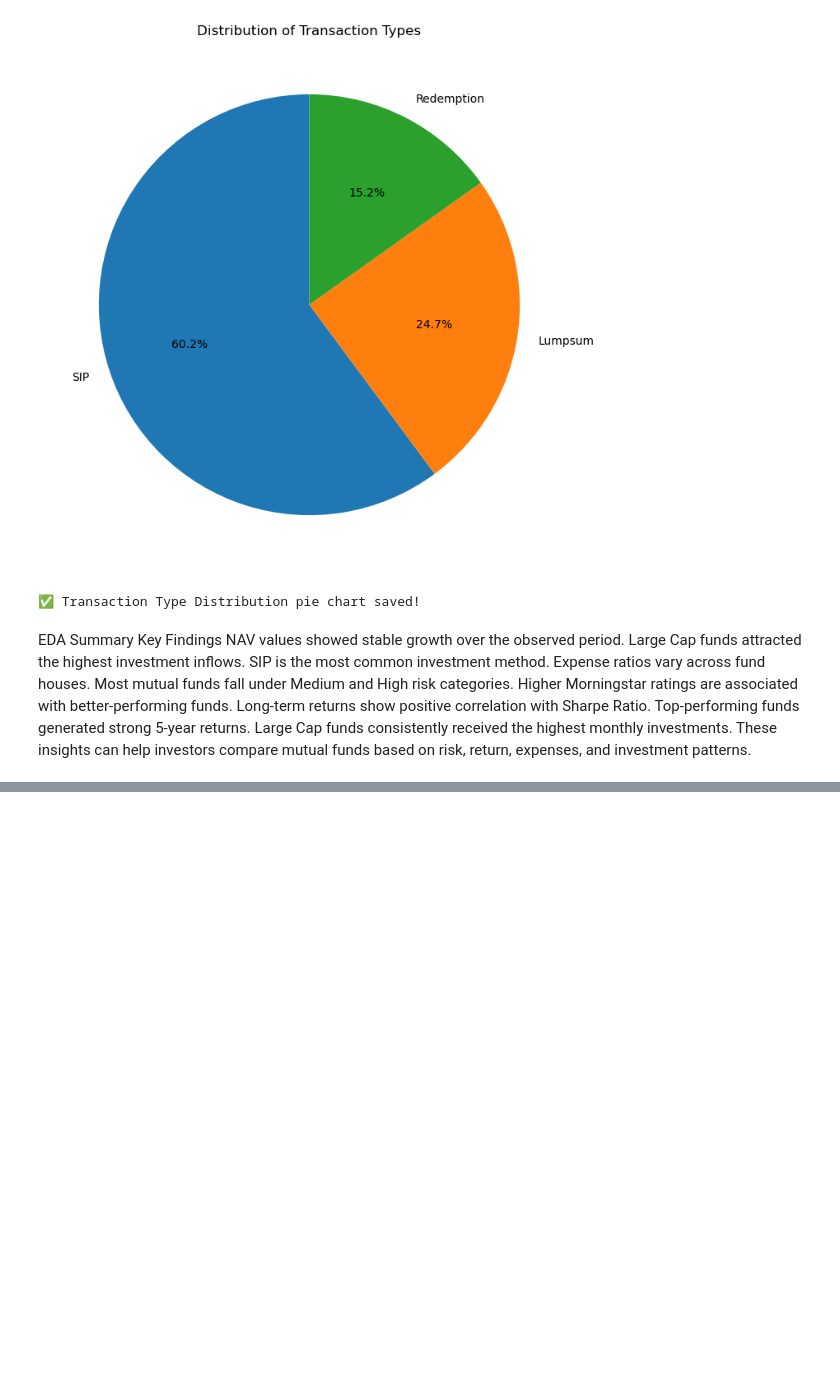
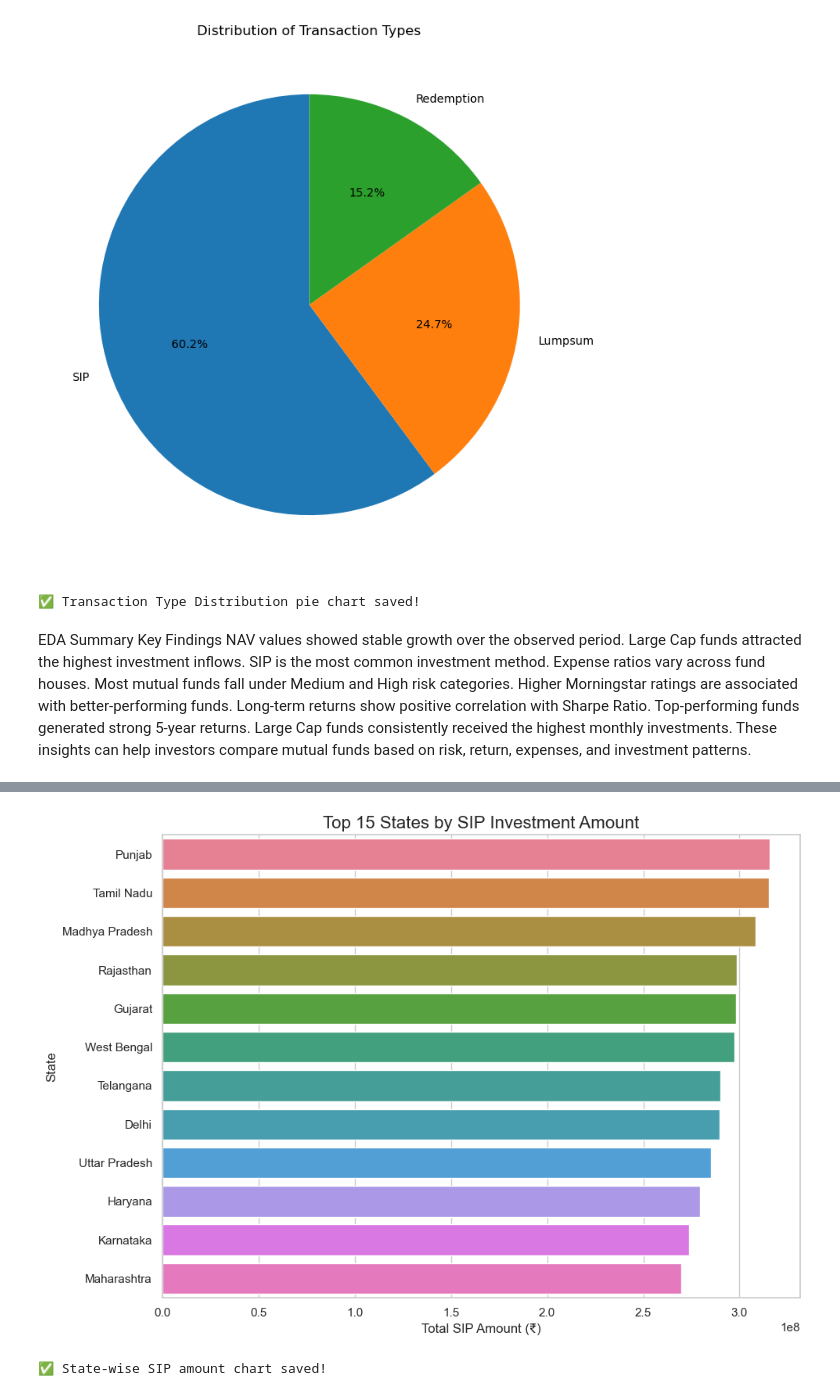
Before and after one commit to ganeshmerc/mutual-fund-data-project, a Jupyter notebook: EDA_Analysis_Final.ipynb, the cells around one changed output, grey strips where cells are left out. Cells and saved outputs as stored; diff of their text form; code cells hidden in the pictures; blank space fills up the shorter version.

```diff
--- a/EDA_Analysis_Final.ipynb
+++ b/EDA_Analysis_Final.ipynb
@@ -666,0 +821,44 @@ These insights can help investors compare mutual funds based on risk, return, ex
+# %%
+import matplotlib.pyplot as plt
+import seaborn as sns
+
+# State-wise SIP amount
+state_sip = (
+    transactions.groupby("state")["amount_inr"]
+    .sum()
+    .sort_values(ascending=False)
+    .head(15)
+)
+
+plt.figure(figsize=(10,7))
+
+sns.barplot(
+    x=state_sip.values,
+    y=state_sip.index,
+    hue=state_sip.index,
+    legend=False
+)
+
+plt.title(
+    "Top 15 States by SIP Investment Amount",
+    fontsize=16
+)
+
+plt.xlabel("Total SIP Amount (₹)")
+plt.ylabel("State")
+
+plt.tight_layout()
+
+# Save chart
+plt.savefig(
+    "Charts/state_wise_sip_amount.png",
+    dpi=300,
+    bbox_inches="tight"
+)
+
+plt.show()
+
+print("✅ State-wise SIP amount chart saved!")
+# %% [output]
+[figure, added]
+✅ State-wise SIP amount chart saved!
```
Also changed, not shown: parts of 16 cells of this notebook, 1 other file.
